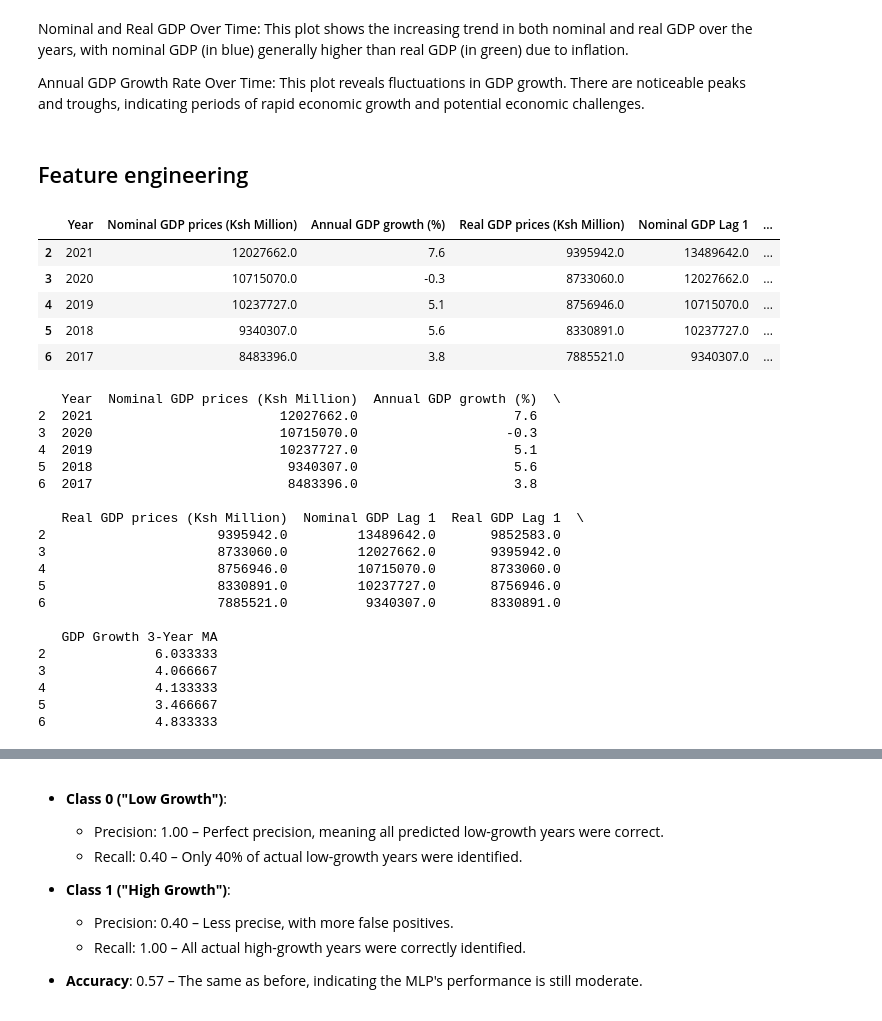
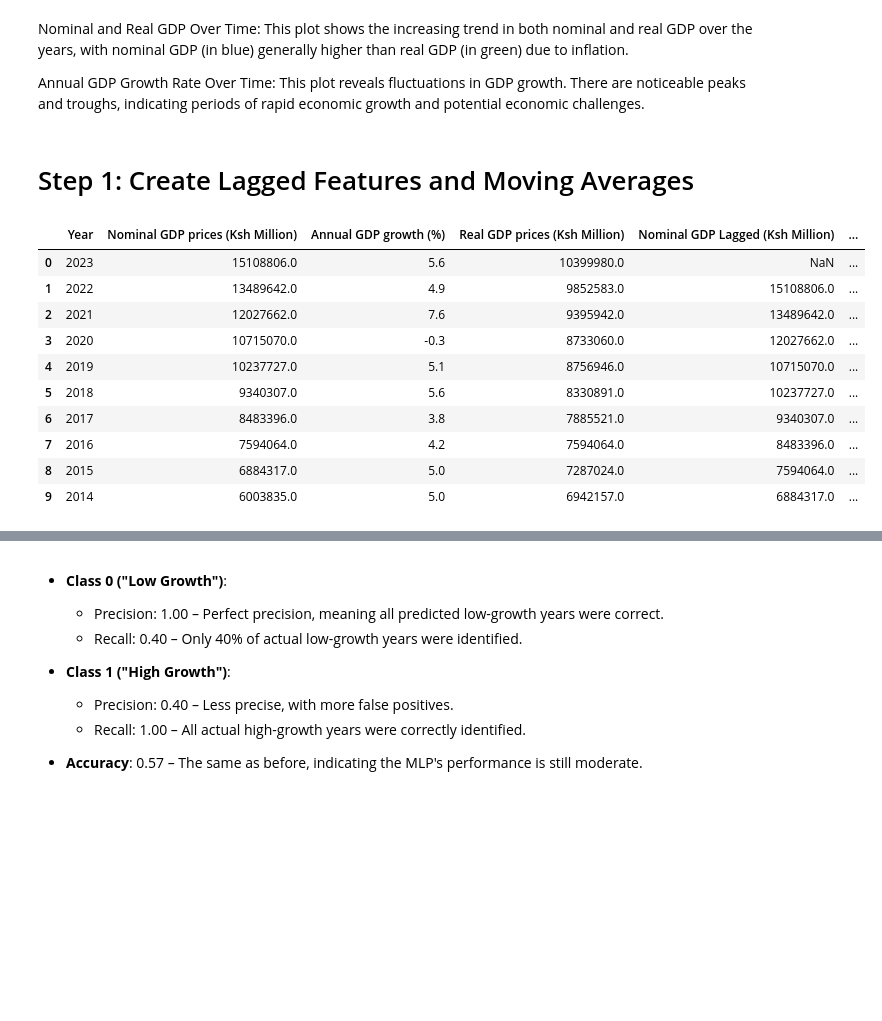
Before and after one commit to MadScie254/Masters_DS_1_1, a Jupyter notebook: proof.ipynb, the cells around one changed output, grey strips where cells are left out. Saved outputs shown, nothing was run; the diff lists cells and outputs as text; code cells hidden in the pictures; blank space fills up the shorter version.

```diff
--- a/proof.ipynb
+++ b/proof.ipynb
@@ -100,71 +100,32 @@ plt.show()
 Nominal and Real GDP Over Time: This plot shows the increasing trend in both nominal and real GDP over the years, with nominal GDP (in blue) generally higher than real GDP (in green) due to inflation.
 
 Annual GDP Growth Rate Over Time: This plot reveals fluctuations in GDP growth. There are noticeable peaks and troughs, indicating periods of rapid economic growth and potential economic challenges.
-# %% [markdown]
-## Feature engineering
+# %% [markdown]
+# Step 1: Create Lagged Features and Moving Averages
 # %%
-# Create lagged features and moving averages for GDP data
+# Creating lagged features and moving averages for GDP
 
-# Add lagged features for Nominal GDP and Real GDP (previous year's GDP values)
-gdp_data['Nominal GDP Lag 1'] = gdp_data['Nominal GDP prices (Ksh Million)'].shift(1)
-gdp_data['Real GDP Lag 1'] = gdp_data['Real GDP prices (Ksh Million)'].shift(1)
+# Add lagged features for Nominal and Real GDP, and Annual GDP growth (using the previous year’s values)
+gdp_data['Nominal GDP Lagged (Ksh Million)'] = gdp_data['Nominal GDP prices (Ksh Million)'].shift(1)
+gdp_data['Real GDP Lagged (Ksh Million)'] = gdp_data['Real GDP prices (Ksh Million)'].shift(1)
+gdp_data['GDP Growth Lagged (%)'] = gdp_data['Annual GDP growth (%)'].shift(1)
 
-# Add a 3-year moving average for Annual GDP Growth
-gdp_data['GDP Growth 3-Year MA'] = gdp_data['Annual GDP growth (%)'].rolling(window=3).mean()
+# Create 3-year moving averages for nominal GDP, real GDP, and annual growth
+gdp_data['Nominal GDP 3yr MA'] = gdp_data['Nominal GDP prices (Ksh Million)'].rolling(window=3).mean()
+gdp_data['Real GDP 3yr MA'] = gdp_data['Real GDP prices (Ksh Million)'].rolling(window=3).mean()
+gdp_data['GDP Growth 3yr MA (%)'] = gdp_data['Annual GDP growth (%)'].rolling(window=3).mean()
 
-# Drop rows with NaN values (from shifting and rolling operations)
-gdp_data.dropna(inplace=True)
-
-# Display the resulting DataFrame with the new features
-gdp_data.head()
+# Display the updated dataset to confirm new features
+gdp_data.head(10)
 # %% [output]
-|  | Year | Nominal GDP prices (Ksh Million) | Annual GDP growth (%) | Real GDP prices (Ksh Million) | Nominal GDP Lag 1 | ... |
+|  | Year | Nominal GDP prices (Ksh Million) | Annual GDP growth (%) | Real GDP prices (Ksh Million) | Nominal GDP Lagged (Ksh Million) | ... |
+| 0 | 2023 | 15108806.0 | 5.6 | 10399980.0 | NaN | ... |
+| 1 | 2022 | 13489642.0 | 4.9 | 9852583.0 | 15108806.0 | ... |
 | 2 | 2021 | 12027662.0 | 7.6 | 9395942.0 | 13489642.0 | ... |
 | 3 | 2020 | 10715070.0 | -0.3 | 8733060.0 | 12027662.0 | ... |
 | 4 | 2019 | 10237727.0 | 5.1 | 8756946.0 | 10715070.0 | ... |
 | 5 | 2018 | 9340307.0 | 5.6 | 8330891.0 | 10237727.0 | ... |
 | 6 | 2017 | 8483396.0 | 3.8 | 7885521.0 | 9340307.0 | ... |
+| 7 | 2016 | 7594064.0 | 4.2 | 7594064.0 | 8483396.0 | ... |
+| 8 | 2015 | 6884317.0 | 5.0 | 7287024.0 | 7594064.0 | ... |
+| 9 | 2014 | 6003835.0 | 5.0 | 6942157.0 | 6884317.0 | ... |
-# %%
-# Import necessary libraries
-import pandas as pd
-
-# Load your dataset
-gdp_data = pd.read_csv('Annual GDP.csv')
-
-# Remove commas and convert the GDP columns to numeric types
-gdp_data['Nominal GDP prices (Ksh Million)'] = gdp_data['Nominal GDP prices (Ksh Million)'].str.replace(',', '').astype(float)
-gdp_data['Real GDP prices (Ksh Million)'] = gdp_data['Real GDP prices (Ksh Million)'].str.replace(',', '').astype(float)
-
-# Add lagged features for Nominal GDP and Real GDP
-gdp_data['Nominal GDP Lag 1'] = gdp_data['Nominal GDP prices (Ksh Million)'].shift(1)
-gdp_data['Real GDP Lag 1'] = gdp_data['Real GDP prices (Ksh Million)'].shift(1)
-
-# Add a 3-year moving average for Annual GDP Growth
-gdp_data['GDP Growth 3-Year MA'] = gdp_data['Annual GDP growth (%)'].rolling(window=3).mean()
-
-# Drop rows with NaN values (from shifting and rolling operations)
-gdp_data.dropna(inplace=True)
-
-# Display the resulting DataFrame to verify the new features
-print(gdp_data.head())
-# %% [output]
-   Year  Nominal GDP prices (Ksh Million)  Annual GDP growth (%)  \
-2  2021                        12027662.0                    7.6
-3  2020                        10715070.0                   -0.3
-4  2019                        10237727.0                    5.1
-5  2018                         9340307.0                    5.6
-6  2017                         8483396.0                    3.8
-
-   Real GDP prices (Ksh Million)  Nominal GDP Lag 1  Real GDP Lag 1  \
-2                      9395942.0         13489642.0       9852583.0
-3                      8733060.0         12027662.0       9395942.0
-4                      8756946.0         10715070.0       8733060.0
-5                      8330891.0         10237727.0       8756946.0
-6                      7885521.0          9340307.0       8330891.0
-
-   GDP Growth 3-Year MA
-2              6.033333
-3              4.066667
-4              4.133333
-5              3.466667
-6              4.833333
```
Also changed, not shown: parts of 23 cells of this notebook.
